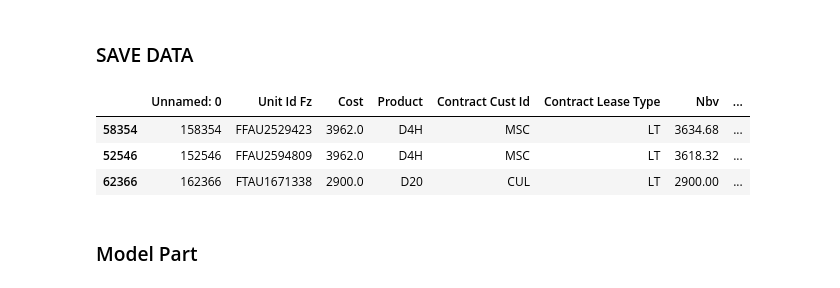
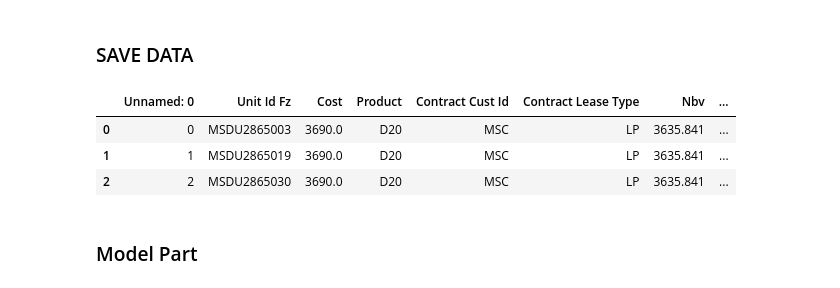
Before and after one commit to SightVanish/PortfolioSelection, a Jupyter notebook: PortfolioSeletionPulpDemo.ipynb, the cells around one changed output. Drawn from its saved outputs; the diff is of its cells as text; code cells hidden in the pictures.

```diff
--- a/PortfolioSeletionPulpDemo.ipynb
+++ b/PortfolioSeletionPulpDemo.ipynb
@@ -21,7 +21,7 @@ if debug:
 
 Hereby its just a demo.
 # %%
-n = 100000 # number of containers
+n = 200000 # number of containers
 
 NbvCost = True  # True: max nbv; False: min cost
 
@@ -68,6 +68,6 @@ contractGeq = [True, True, True, None, None]
 TODO: read data
 # %%
 rawData = pd.read_excel(io='./20220630_Overall_Fleet_(FIR)_FCI_combined(with planned)_iflorens_simplified.xlsb', sheet_name='Raw', engine='pyxlsb')
-data = rawData.iloc[n:2*n, :55]
+data = rawData.iloc[:n, :55]
 print(data.shape)
 # %% [output]
@@ -217,13 +217,13 @@ if debug:
     data.to_csv('prepared_data_demo.csv')
 # %%
 if debug:
-    data = pd.read_csv('./prepared_data_demo.csv').sample(n)
+    data = pd.read_csv('./prepared_data_demo.csv')
 data.head(3)
 # %% [output]
 |  | Unnamed: 0 | Unit Id Fz | Cost | Product | Contract Cust Id | Contract Lease Type | Nbv | ... |
-| 58354 | 158354 | FFAU2529423 | 3962.0 | D4H | MSC | LT | 3634.68 | ... |
-| 52546 | 152546 | FFAU2594809 | 3962.0 | D4H | MSC | LT | 3618.32 | ... |
-| 62366 | 162366 | FTAU1671338 | 2900.0 | D20 | CUL | LT | 2900.00 | ... |
+| 0 | 0 | MSDU2865003 | 3690.0 | D20 | MSC | LP | 3635.841 | ... |
+| 1 | 1 | MSDU2865019 | 3690.0 | D20 | MSC | LP | 3635.841 | ... |
+| 2 | 2 | MSDU2865030 | 3690.0 | D20 | MSC | LP | 3635.841 | ... |
 # %% [markdown]
 ### Model Part
 # %% [markdown]
```
Also changed, not shown: parts of 11 cells of this notebook, 3 other files.
